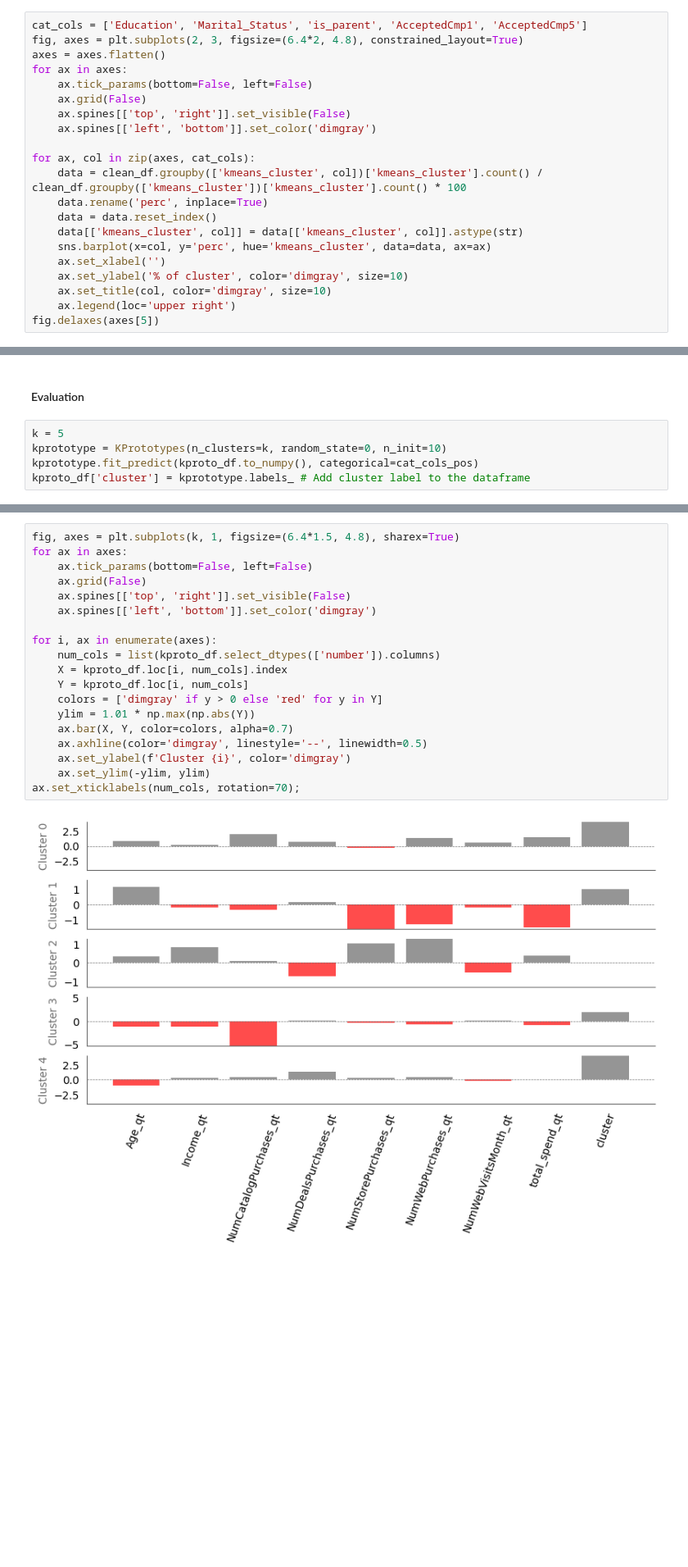
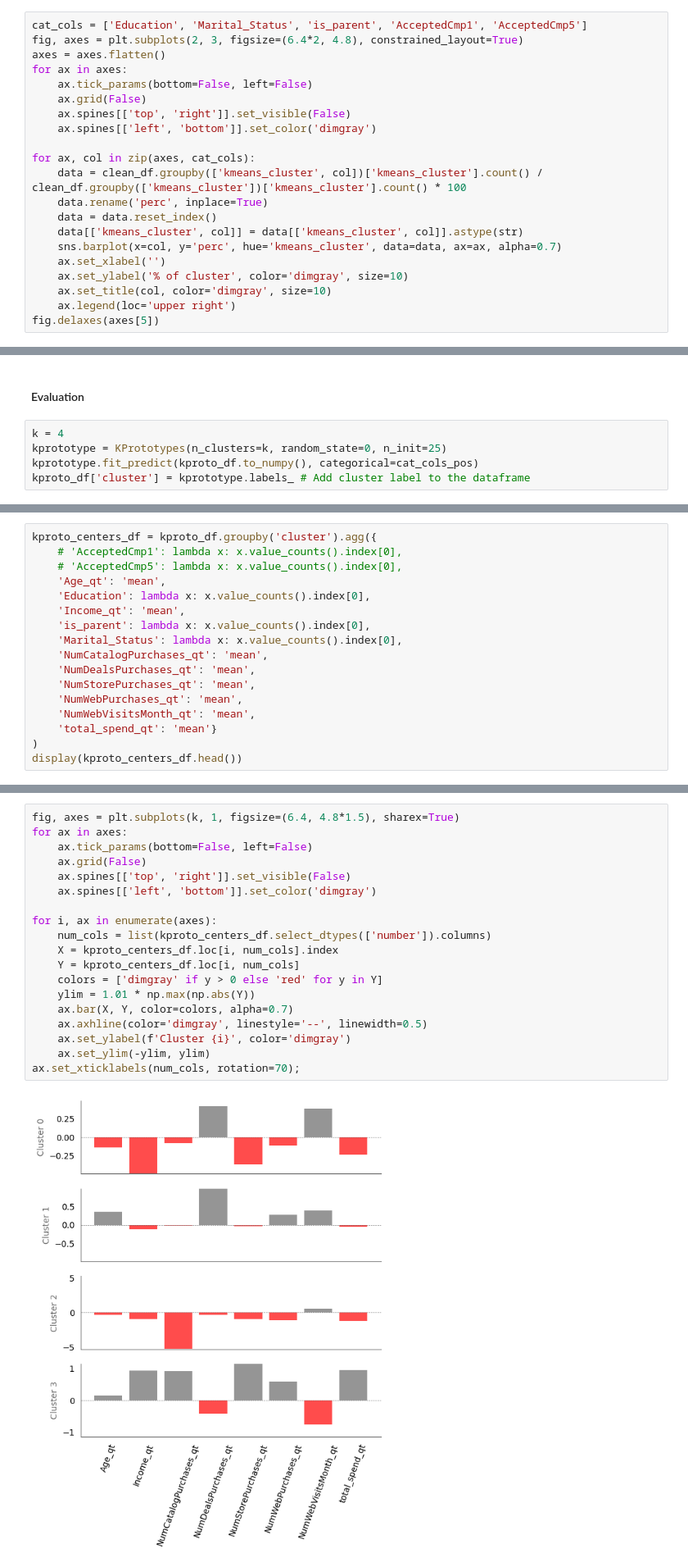
Before and after one commit to earth1987/retail-customer-segmentation, a Jupyter notebook: notebooks/model_selection_evaluation.ipynb, the cells around one changed output, grey strips where cells are left out. Shown at 82% size. Cells and saved outputs as stored; diff of their text form; blank space fills up the shorter version.

Commit message:
Updated narrative kmeans and kproto

```diff
--- a/notebooks/model_selection_evaluation.ipynb
+++ b/notebooks/model_selection_evaluation.ipynb
@@ -237,7 +298,7 @@ for ax, col in zip(axes, cat_cols):
     data.rename('perc', inplace=True)
     data = data.reset_index()
     data[['kmeans_cluster', col]] = data[['kmeans_cluster', col]].astype(str)
-    sns.barplot(x=col, y='perc', hue='kmeans_cluster', data=data, ax=ax)
+    sns.barplot(x=col, y='perc', hue='kmeans_cluster', data=data, ax=ax, alpha=0.7)
     ax.set_xlabel('')
     ax.set_ylabel('% of cluster', color='dimgray', size=10)
     ax.set_title(col, color='dimgray', size=10)
@@ -303,8 +383,8 @@ axes.set_ylabel('Cost', color='dimgray');
 # %% [markdown]
 #### Evaluation
 # %%
-k = 5
-kprototype = KPrototypes(n_clusters=k, random_state=0, n_init=10)
+k = 4
+kprototype = KPrototypes(n_clusters=k, random_state=0, n_init=25)
 kprototype.fit_predict(kproto_df.to_numpy(), categorical=cat_cols_pos)
 kproto_df['cluster'] = kprototype.labels_ # Add cluster label to the dataframe
 # %% [markdown]
@@ -354,0 +431,17 @@ display(kproto_centers_df.head())
+# %%
+kproto_centers_df = kproto_df.groupby('cluster').agg({
+    # 'AcceptedCmp1': lambda x: x.value_counts().index[0],
+    # 'AcceptedCmp5': lambda x: x.value_counts().index[0],
+    'Age_qt': 'mean',
+    'Education': lambda x: x.value_counts().index[0],
+    'Income_qt': 'mean',
+    'is_parent': lambda x: x.value_counts().index[0],
+    'Marital_Status': lambda x: x.value_counts().index[0],
+    'NumCatalogPurchases_qt': 'mean',
+    'NumDealsPurchases_qt': 'mean',
+    'NumStorePurchases_qt': 'mean',
+    'NumWebPurchases_qt': 'mean',
+    'NumWebVisitsMonth_qt': 'mean',
+    'total_spend_qt': 'mean'}
+)
+display(kproto_centers_df.head())
@@ -364,23 +464,23 @@ sns.pairplot(kproto_df.loc[:, qt_cols], hue='cluster')
 # %%
-fig, axes = plt.subplots(k, 1, figsize=(6.4*1.5, 4.8), sharex=True)
+fig, axes = plt.subplots(k, 1, figsize=(6.4, 4.8*1.5), sharex=True)
 for ax in axes:
     ax.tick_params(bottom=False, left=False)
     ax.grid(False)
     ax.spines[['top', 'right']].set_visible(False)
     ax.spines[['left', 'bottom']].set_color('dimgray')
 
 for i, ax in enumerate(axes):
-    num_cols = list(kproto_df.select_dtypes(['number']).columns)
-    X = kproto_df.loc[i, num_cols].index
-    Y = kproto_df.loc[i, num_cols]
+    num_cols = list(kproto_centers_df.select_dtypes(['number']).columns)
+    X = kproto_centers_df.loc[i, num_cols].index
+    Y = kproto_centers_df.loc[i, num_cols]
     colors = ['dimgray' if y > 0 else 'red' for y in Y]
     ylim = 1.01 * np.max(np.abs(Y))
     ax.bar(X, Y, color=colors, alpha=0.7)
     ax.axhline(color='dimgray', linestyle='--', linewidth=0.5)
     ax.set_ylabel(f'Cluster {i}', color='dimgray')
     ax.set_ylim(-ylim, ylim)
 ax.set_xticklabels(num_cols, rotation=70);
 # %% [output]
-[figure, old version]
+[figure, new version]
 # %% [markdown]
 #### Profile
```
Also changed, not shown: parts of 42 cells of this notebook.
